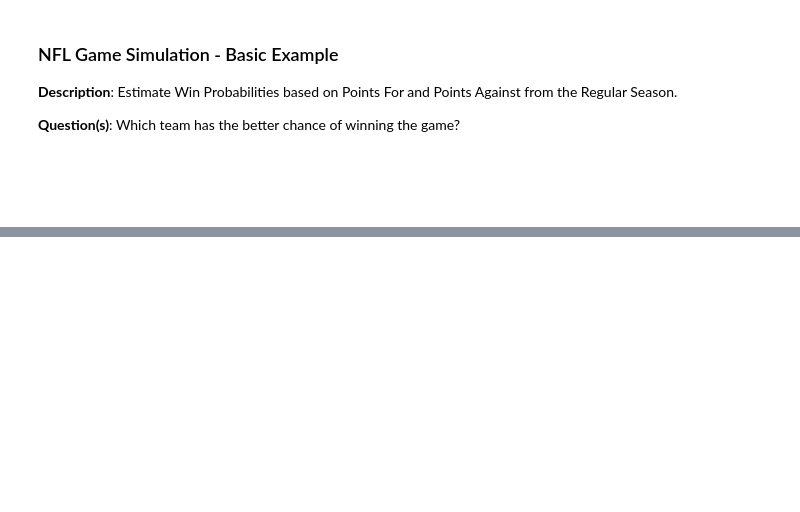
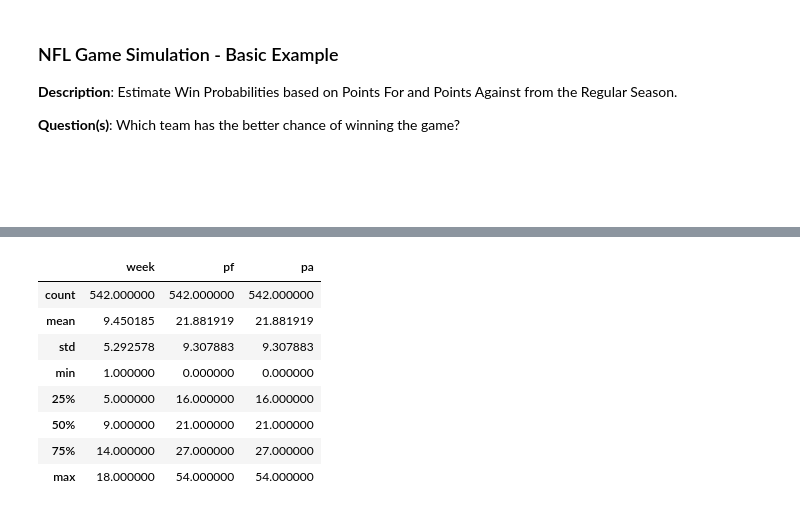
Before and after one commit to dpasse/monte, a Jupyter notebook: workspace/nfl/sim-game-basic.ipynb, the cells around one changed output, grey strips where cells are left out. Cells and saved outputs as stored; diff of their text form; code cells hidden in the pictures; blank space fills up the shorter version.

```diff
--- a/workspace/nfl/sim-game-basic.ipynb
+++ b/workspace/nfl/sim-game-basic.ipynb
@@ -54,0 +57,12 @@ ratings.loc[uniq_teams_query]
+# %%
+regular_season.describe()
+# %% [output]
+|  | week | pf | pa |
+| count | 542.000000 | 542.000000 | 542.000000 |
+| mean | 9.450185 | 21.881919 | 21.881919 |
+| std | 5.292578 | 9.307883 | 9.307883 |
+| min | 1.000000 | 0.000000 | 0.000000 |
+| 25% | 5.000000 | 16.000000 | 16.000000 |
+| 50% | 9.000000 | 21.000000 | 21.000000 |
+| 75% | 14.000000 | 27.000000 | 27.000000 |
+| max | 18.000000 | 54.000000 | 54.000000 |
```
Also changed, not shown: parts of 8 cells of this notebook, 3 other files.
